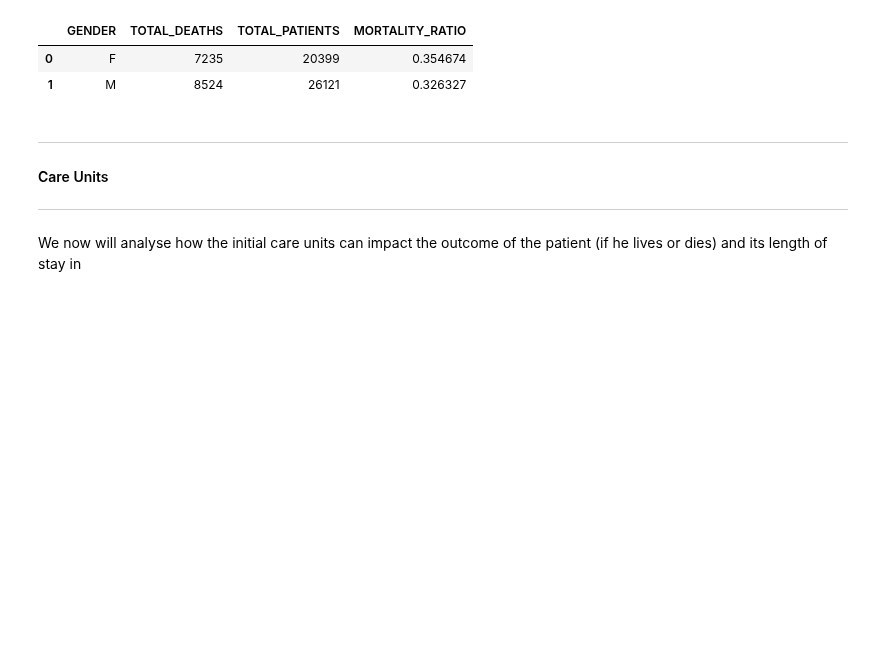
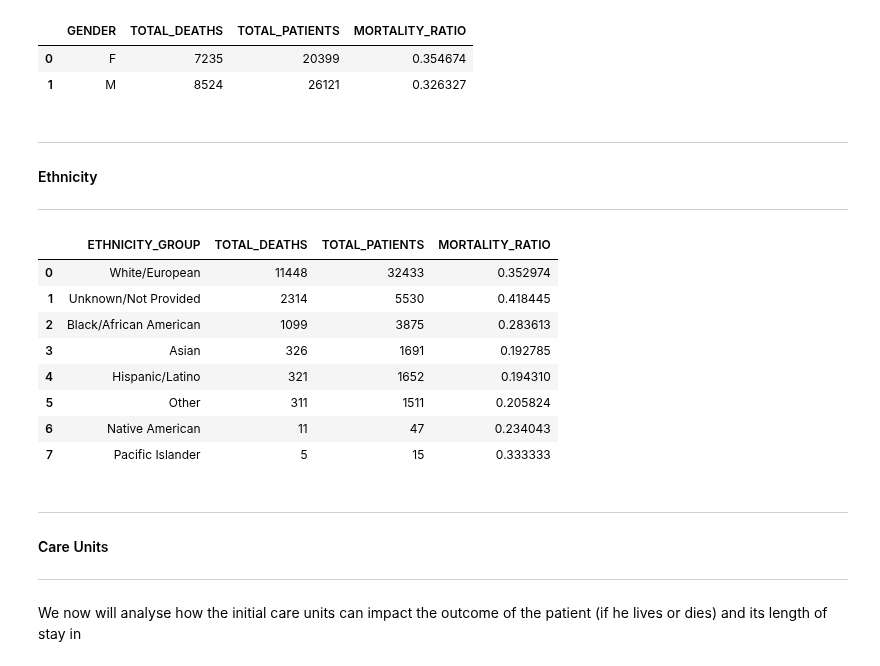
Before and after one commit to EstevesX10/LSDS-Machine-Learning-Pipeline, a Jupyter notebook: Machine-Learning-Pipeline/Machine-Learning-Pipeline.ipynb, the cells around one changed output. Cells and saved outputs as stored; diff of their text form; code cells hidden in the pictures; blank space fills up the shorter version.

Commit message:
Added a subsection regarding the ethnicities and mortality rates/ratio

```diff
--- a/Machine-Learning-Pipeline/Machine-Learning-Pipeline.ipynb
+++ b/Machine-Learning-Pipeline/Machine-Learning-Pipeline.ipynb
@@ -724,3 +724,7 @@ mortalityRates.head()
 |  | GENDER | TOTAL_DEATHS | TOTAL_PATIENTS | MORTALITY_RATIO |
 | 0 | F | 7235 | 20399 | 0.354674 |
 | 1 | M | 8524 | 26121 | 0.326327 |
+# %% [markdown]
+---
+#### Ethnicity
+---
@@ -727,3 +804,16 @@ mortalityRates.head()
+# %%
+# Showcase the mortality ratio within all the patient's ethnicities
+ethnicityMortalityRates
+# %% [output]
+|  | ETHNICITY_GROUP | TOTAL_DEATHS | TOTAL_PATIENTS | MORTALITY_RATIO |
+| 0 | White/European | 11448 | 32433 | 0.352974 |
+| 1 | Unknown/Not Provided | 2314 | 5530 | 0.418445 |
+| 2 | Black/African American | 1099 | 3875 | 0.283613 |
+| 3 | Asian | 326 | 1691 | 0.192785 |
+| 4 | Hispanic/Latino | 321 | 1652 | 0.194310 |
+| 5 | Other | 311 | 1511 | 0.205824 |
+| 6 | Native American | 11 | 47 | 0.234043 |
+| 7 | Pacific Islander | 5 | 15 | 0.333333 |
 # %% [markdown]
 ---
 #### Care Units
```
Also changed, not shown: parts of 7 cells of this notebook.
